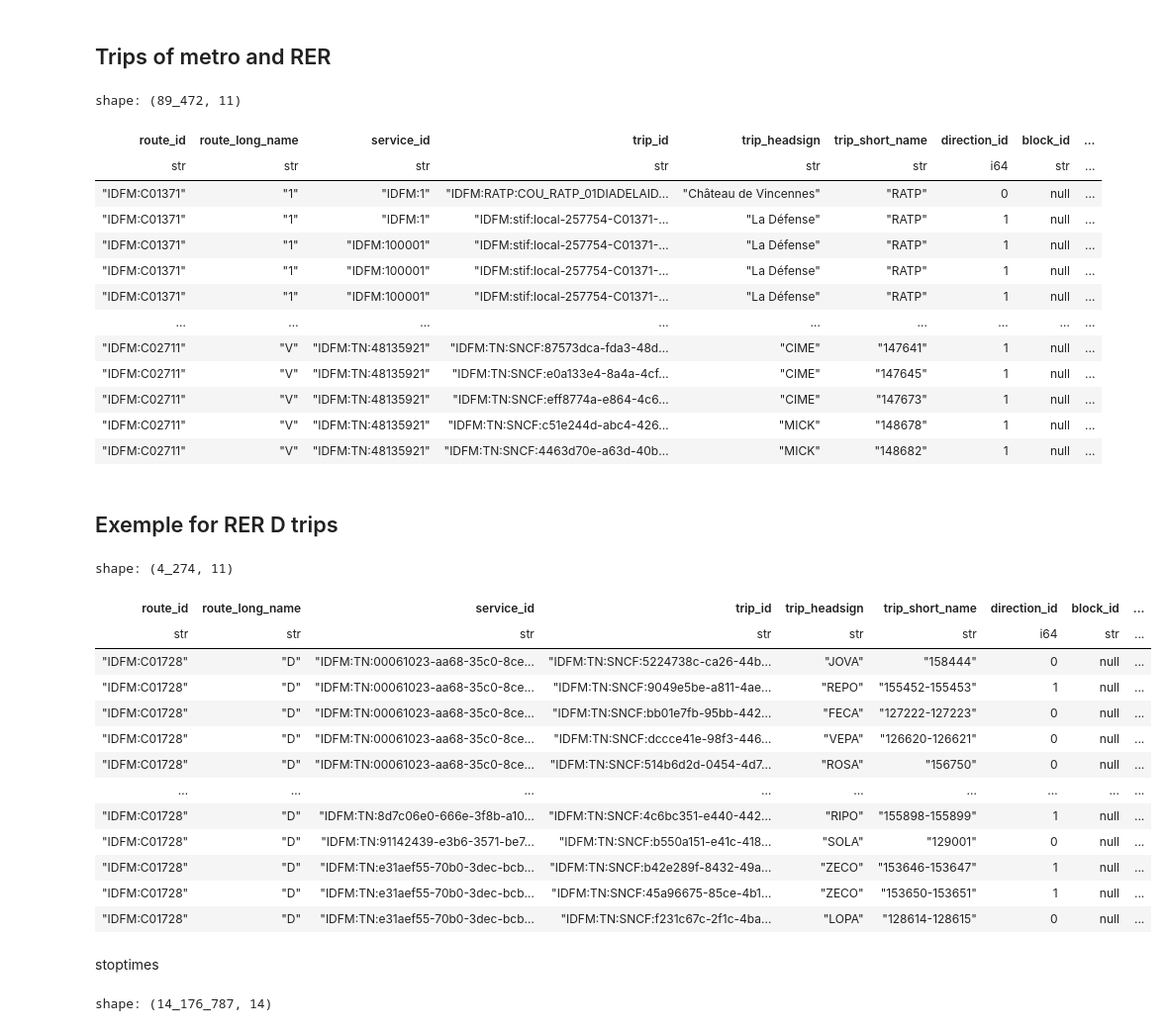
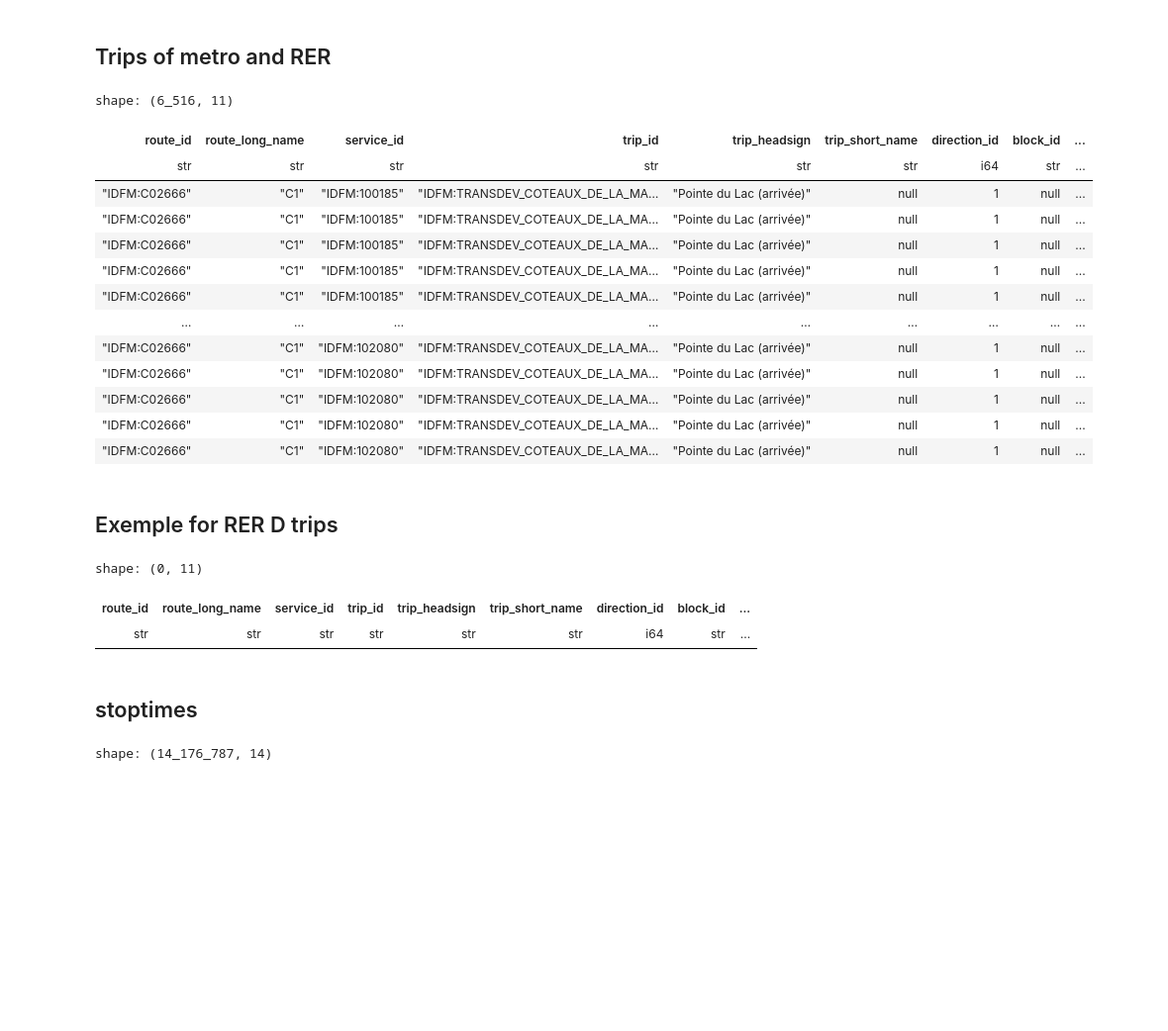
Before and after one commit to Rythwin23/Hermes, a Jupyter notebook: backend/apps/ingestion/referentials.ipynb, the cells around one changed output. Shown at 99% size. Saved outputs shown, nothing was run; the diff lists cells and outputs as text; code cells hidden in the pictures; blank space fills up the shorter version.

```diff
--- a/backend/apps/ingestion/referentials.ipynb
+++ b/backend/apps/ingestion/referentials.ipynb
@@ -123,7 +129,7 @@ routes = pl.scan_csv("../../ressources/routes.txt")
 
 rer_metro_routes = (
     routes.lazy()
-    .filter(pl.col("route_type").is_in([1, 2]))
+    .filter(pl.col("route_type").is_in([6]))
     .sort("route_short_name")
 )
 rer_metro_routes.collect()
@@ -175,41 +171,30 @@ rer_metro_trips = (
 )
 rer_metro_trips.collect()
 # %% [output]
-shape: (89_472, 11)
+shape: (6_516, 11)
 | route_id | route_long_name | service_id | trip_id | trip_headsign | trip_short_name | direction_id | block_id | ... |
 | str | str | str | str | str | str | i64 | str | ... |
-| "IDFM:C01371" | "1" | "IDFM:1" | "IDFM:RATP:COU_RATP_01DIADELAID… | "Château de Vincennes" | "RATP" | 0 | null | ... |
-| "IDFM:C01371" | "1" | "IDFM:1" | "IDFM:stif:local-257754-C01371-… | "La Défense" | "RATP" | 1 | null | ... |
-| "IDFM:C01371" | "1" | "IDFM:100001" | "IDFM:stif:local-257754-C01371-… | "La Défense" | "RATP" | 1 | null | ... |
-| "IDFM:C01371" | "1" | "IDFM:100001" | "IDFM:stif:local-257754-C01371-… | "La Défense" | "RATP" | 1 | null | ... |
-| "IDFM:C01371" | "1" | "IDFM:100001" | "IDFM:stif:local-257754-C01371-… | "La Défense" | "RATP" | 1 | null | ... |
+| "IDFM:C02666" | "C1" | "IDFM:100185" | "IDFM:TRANSDEV_COTEAUX_DE_LA_MA… | "Pointe du Lac (arrivée)" | null | 1 | null | ... |
+| "IDFM:C02666" | "C1" | "IDFM:100185" | "IDFM:TRANSDEV_COTEAUX_DE_LA_MA… | "Pointe du Lac (arrivée)" | null | 1 | null | ... |
+| "IDFM:C02666" | "C1" | "IDFM:100185" | "IDFM:TRANSDEV_COTEAUX_DE_LA_MA… | "Pointe du Lac (arrivée)" | null | 1 | null | ... |
+| "IDFM:C02666" | "C1" | "IDFM:100185" | "IDFM:TRANSDEV_COTEAUX_DE_LA_MA… | "Pointe du Lac (arrivée)" | null | 1 | null | ... |
+| "IDFM:C02666" | "C1" | "IDFM:100185" | "IDFM:TRANSDEV_COTEAUX_DE_LA_MA… | "Pointe du Lac (arrivée)" | null | 1 | null | ... |
 | … | … | … | … | … | … | … | … | ... |
-| "IDFM:C02711" | "V" | "IDFM:TN:48135921" | "IDFM:TN:SNCF:87573dca-fda3-48d… | "CIME" | "147641" | 1 | null | ... |
-| "IDFM:C02711" | "V" | "IDFM:TN:48135921" | "IDFM:TN:SNCF:e0a133e4-8a4a-4cf… | "CIME" | "147645" | 1 | null | ... |
-| "IDFM:C02711" | "V" | "IDFM:TN:48135921" | "IDFM:TN:SNCF:eff8774a-e864-4c6… | "CIME" | "147673" | 1 | null | ... |
-| "IDFM:C02711" | "V" | "IDFM:TN:48135921" | "IDFM:TN:SNCF:c51e244d-abc4-426… | "MICK" | "148678" | 1 | null | ... |
-| "IDFM:C02711" | "V" | "IDFM:TN:48135921" | "IDFM:TN:SNCF:4463d70e-a63d-40b… | "MICK" | "148682" | 1 | null | ... |
+| "IDFM:C02666" | "C1" | "IDFM:102080" | "IDFM:TRANSDEV_COTEAUX_DE_LA_MA… | "Pointe du Lac (arrivée)" | null | 1 | null | ... |
+| "IDFM:C02666" | "C1" | "IDFM:102080" | "IDFM:TRANSDEV_COTEAUX_DE_LA_MA… | "Pointe du Lac (arrivée)" | null | 1 | null | ... |
+| "IDFM:C02666" | "C1" | "IDFM:102080" | "IDFM:TRANSDEV_COTEAUX_DE_LA_MA… | "Pointe du Lac (arrivée)" | null | 1 | null | ... |
+| "IDFM:C02666" | "C1" | "IDFM:102080" | "IDFM:TRANSDEV_COTEAUX_DE_LA_MA… | "Pointe du Lac (arrivée)" | null | 1 | null | ... |
+| "IDFM:C02666" | "C1" | "IDFM:102080" | "IDFM:TRANSDEV_COTEAUX_DE_LA_MA… | "Pointe du Lac (arrivée)" | null | 1 | null | ... |
 # %% [markdown]
 ## Exemple for RER D trips
 # %%
-rer_metro_trips.filter(pl.col("route_long_name") == "D").collect()
+rer_metro_trips.filter(pl.col("trip_id") == "IDFM:TN:SNCF:bb01e7fb-95bb-442a-90e6-5bd00be23a52").collect()
 # %% [output]
-shape: (4_274, 11)
+shape: (0, 11)
 | route_id | route_long_name | service_id | trip_id | trip_headsign | trip_short_name | direction_id | block_id | ... |
 | str | str | str | str | str | str | i64 | str | ... |
-| "IDFM:C01728" | "D" | "IDFM:TN:00061023-aa68-35c0-8ce… | "IDFM:TN:SNCF:5224738c-ca26-44b… | "JOVA" | "158444" | 0 | null | ... |
-| "IDFM:C01728" | "D" | "IDFM:TN:00061023-aa68-35c0-8ce… | "IDFM:TN:SNCF:9049e5be-a811-4ae… | "REPO" | "155452-155453" | 1 | null | ... |
-| "IDFM:C01728" | "D" | "IDFM:TN:00061023-aa68-35c0-8ce… | "IDFM:TN:SNCF:bb01e7fb-95bb-442… | "FECA" | "127222-127223" | 0 | null | ... |
-| "IDFM:C01728" | "D" | "IDFM:TN:00061023-aa68-35c0-8ce… | "IDFM:TN:SNCF:dccce41e-98f3-446… | "VEPA" | "126620-126621" | 0 | null | ... |
-| "IDFM:C01728" | "D" | "IDFM:TN:00061023-aa68-35c0-8ce… | "IDFM:TN:SNCF:514b6d2d-0454-4d7… | "ROSA" | "156750" | 0 | null | ... |
-| … | … | … | … | … | … | … | … | ... |
-| "IDFM:C01728" | "D" | "IDFM:TN:8d7c06e0-666e-3f8b-a10… | "IDFM:TN:SNCF:4c6bc351-e440-442… | "RIPO" | "155898-155899" | 1 | null | ... |
-| "IDFM:C01728" | "D" | "IDFM:TN:91142439-e3b6-3571-be7… | "IDFM:TN:SNCF:b550a151-e41c-418… | "SOLA" | "129001" | 0 | null | ... |
-| "IDFM:C01728" | "D" | "IDFM:TN:e31aef55-70b0-3dec-bcb… | "IDFM:TN:SNCF:b42e289f-8432-49a… | "ZECO" | "153646-153647" | 1 | null | ... |
-| "IDFM:C01728" | "D" | "IDFM:TN:e31aef55-70b0-3dec-bcb… | "IDFM:TN:SNCF:45a96675-85ce-4b1… | "ZECO" | "153650-153651" | 1 | null | ... |
-| "IDFM:C01728" | "D" | "IDFM:TN:e31aef55-70b0-3dec-bcb… | "IDFM:TN:SNCF:f231c67c-2f1c-4ba… | "LOPA" | "128614-128615" | 0 | null | ... |
 # %% [markdown]
-stoptimes
+## stoptimes
 # %%
 stop_times = pl.scan_csv("../../ressources/stop_times.txt")
 stop_times.collect()
```
Also changed, not shown: parts of 11 cells of this notebook, 13 other files.
